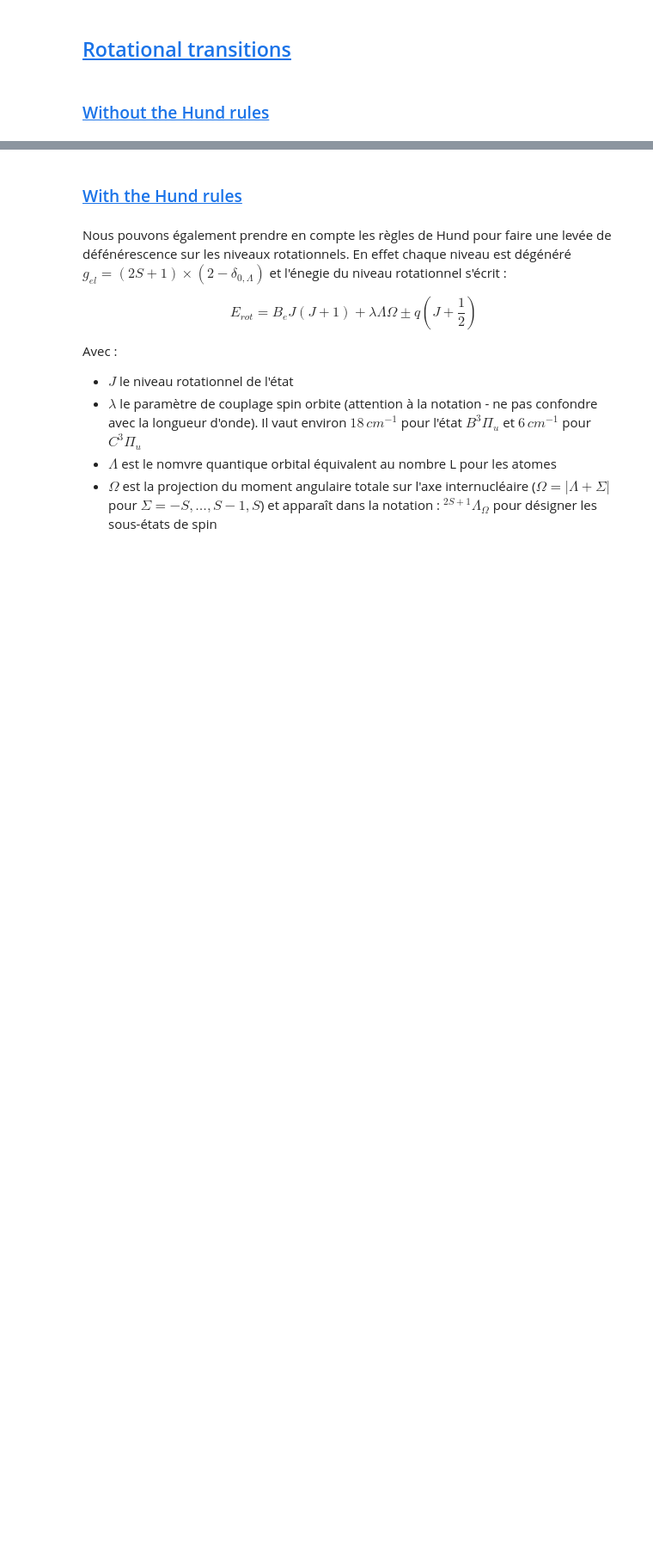
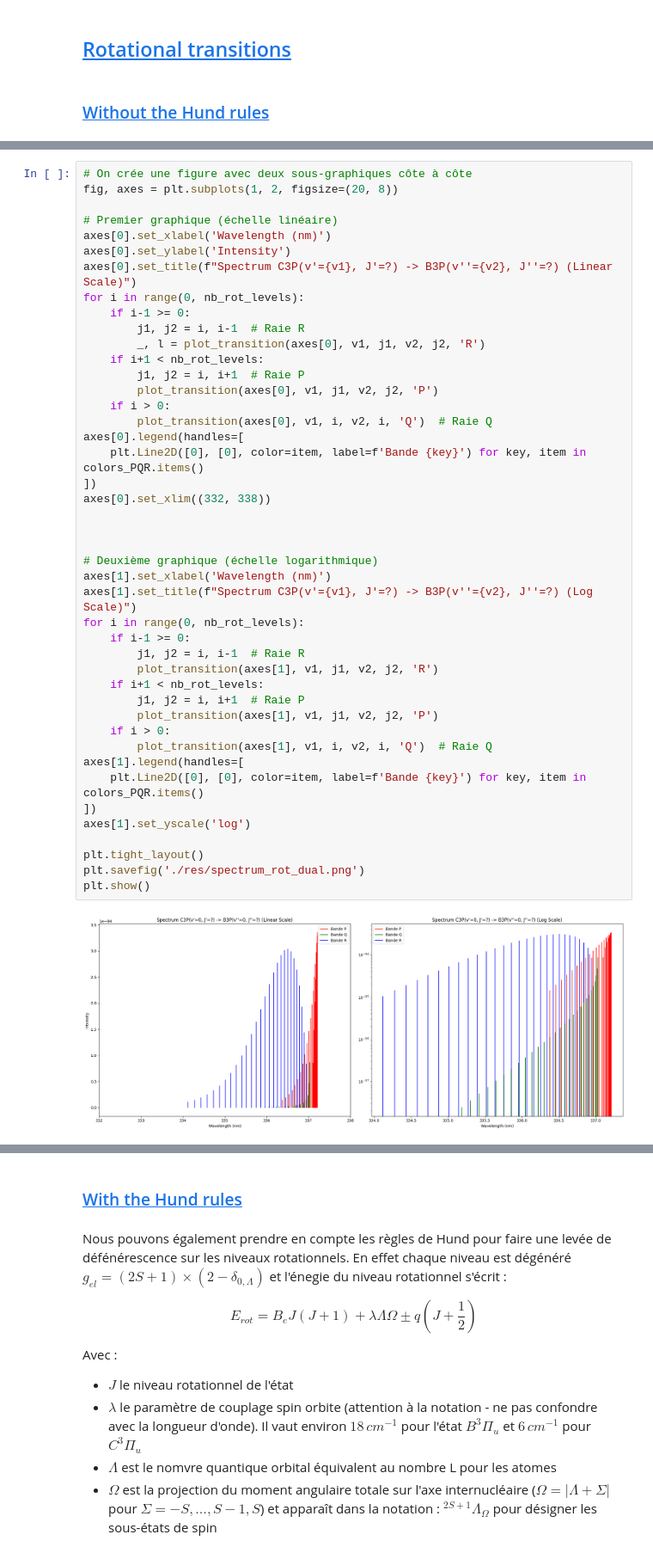
Before and after one commit to Hubert-LEROUX/xspectra, a Jupyter notebook: examples/simulation.ipynb, the cells around one changed output, grey strips where cells are left out. Shown at 86% size. Drawn from its saved outputs; the diff is of its cells as text; blank space fills up the shorter version.

```diff
--- a/examples/simulation.ipynb
+++ b/examples/simulation.ipynb
@@ -482,0 +493,46 @@ def plot_transition(ax, v1, j1, v2, j2, color):
+# %%
+# On crée une figure avec deux sous-graphiques côte à côte
+fig, axes = plt.subplots(1, 2, figsize=(20, 8))
+
+# Premier graphique (échelle linéaire)
+axes[0].set_xlabel('Wavelength (nm)')
+axes[0].set_ylabel('Intensity')
+axes[0].set_title(f"Spectrum C3P(v'={v1}, J'=?) -> B3P(v''={v2}, J''=?) (Linear Scale)")
+for i in range(0, nb_rot_levels):
+    if i-1 >= 0:
+        j1, j2 = i, i-1  # Raie R
+        _, l = plot_transition(axes[0], v1, j1, v2, j2, 'R')
+    if i+1 < nb_rot_levels:
+        j1, j2 = i, i+1  # Raie P
+        plot_transition(axes[0], v1, j1, v2, j2, 'P')
+    if i > 0:
+        plot_transition(axes[0], v1, i, v2, i, 'Q')  # Raie Q
+axes[0].legend(handles=[
+    plt.Line2D([0], [0], color=item, label=f'Bande {key}') for key, item in colors_PQR.items()
+])
+axes[0].set_xlim((332, 338))
+
+
+
+# Deuxième graphique (échelle logarithmique)
+axes[1].set_xlabel('Wavelength (nm)')
+axes[1].set_title(f"Spectrum C3P(v'={v1}, J'=?) -> B3P(v''={v2}, J''=?) (Log Scale)")
+for i in range(0, nb_rot_levels):
+    if i-1 >= 0:
+        j1, j2 = i, i-1  # Raie R
+        plot_transition(axes[1], v1, j1, v2, j2, 'R')
+    if i+1 < nb_rot_levels:
+        j1, j2 = i, i+1  # Raie P
+        plot_transition(axes[1], v1, j1, v2, j2, 'P')
+    if i > 0:
+        plot_transition(axes[1], v1, i, v2, i, 'Q')  # Raie Q
+axes[1].legend(handles=[
+    plt.Line2D([0], [0], color=item, label=f'Bande {key}') for key, item in colors_PQR.items()
+])
+axes[1].set_yscale('log')
+
+plt.tight_layout()
+plt.savefig('./res/spectrum_rot_dual.png')
+plt.show()
+# %% [output]
+[figure, added]
```
Also changed, not shown: parts of 8 cells of this notebook, 12 other files.
